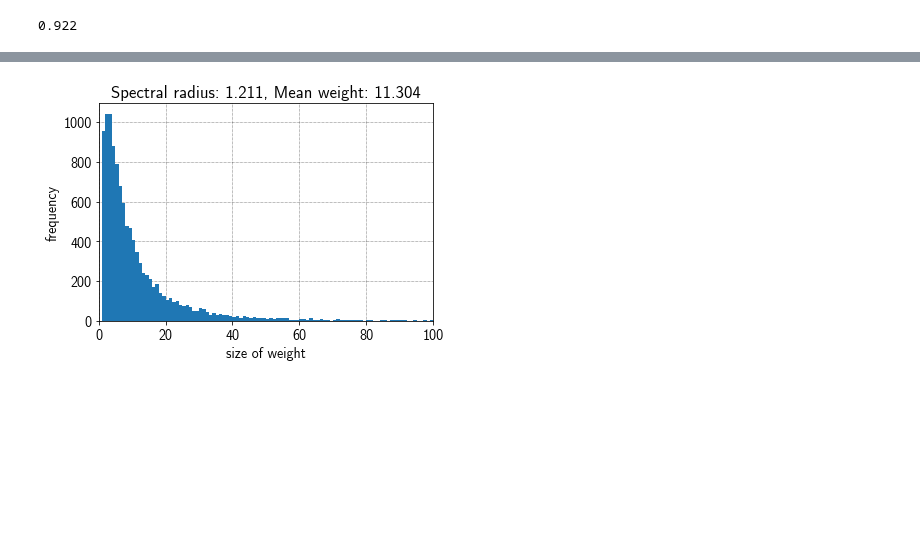
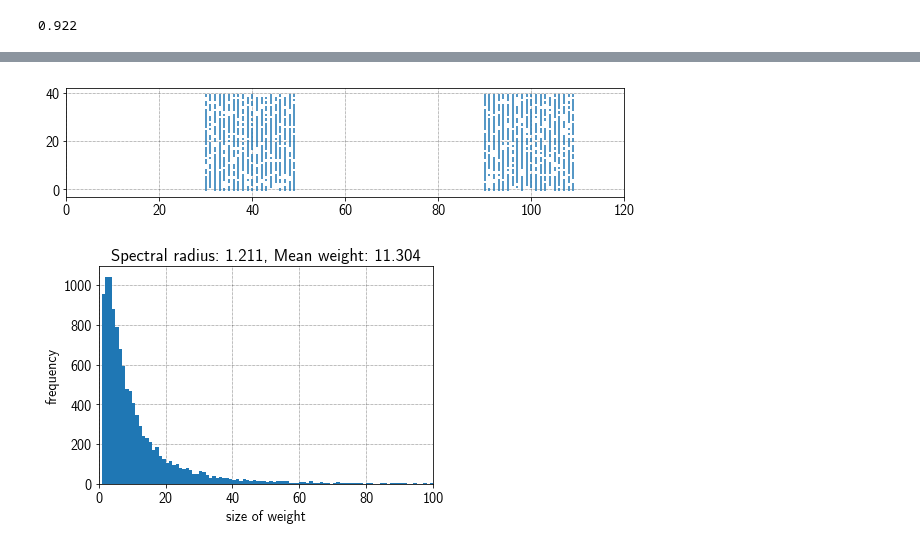
Before and after one commit to sagacitysite/pelenet, a Jupyter notebook: assemblies_v6-allocation_output-learning.ipynb, the cells around one changed output, grey strips where cells are left out. Saved outputs shown, nothing was run; the diff lists cells and outputs as text; code cells hidden in the pictures; blank space fills up the shorter version.

```diff
--- a/assemblies_v6-allocation_output-learning.ipynb
+++ b/assemblies_v6-allocation_output-learning.ipynb
@@ -140,3 +118,9 @@ exp.net.plot.reservoirSpikeTrain(figsize=(12,6))
+# %%
+plt.figure(figsize=(10,2))
+plt.xlim((0,120))
+pl = plt.eventplot(exp.net.inputSpikes)
+# %% [output]
+[figure, added]
 # %%
 exp.net.plot.initialExWeightDistribution(figsize=(6,4), xlim=(0,100))
 # %% [output]
```
Also changed, not shown: parts of 22 cells of this notebook, 2 other files.
